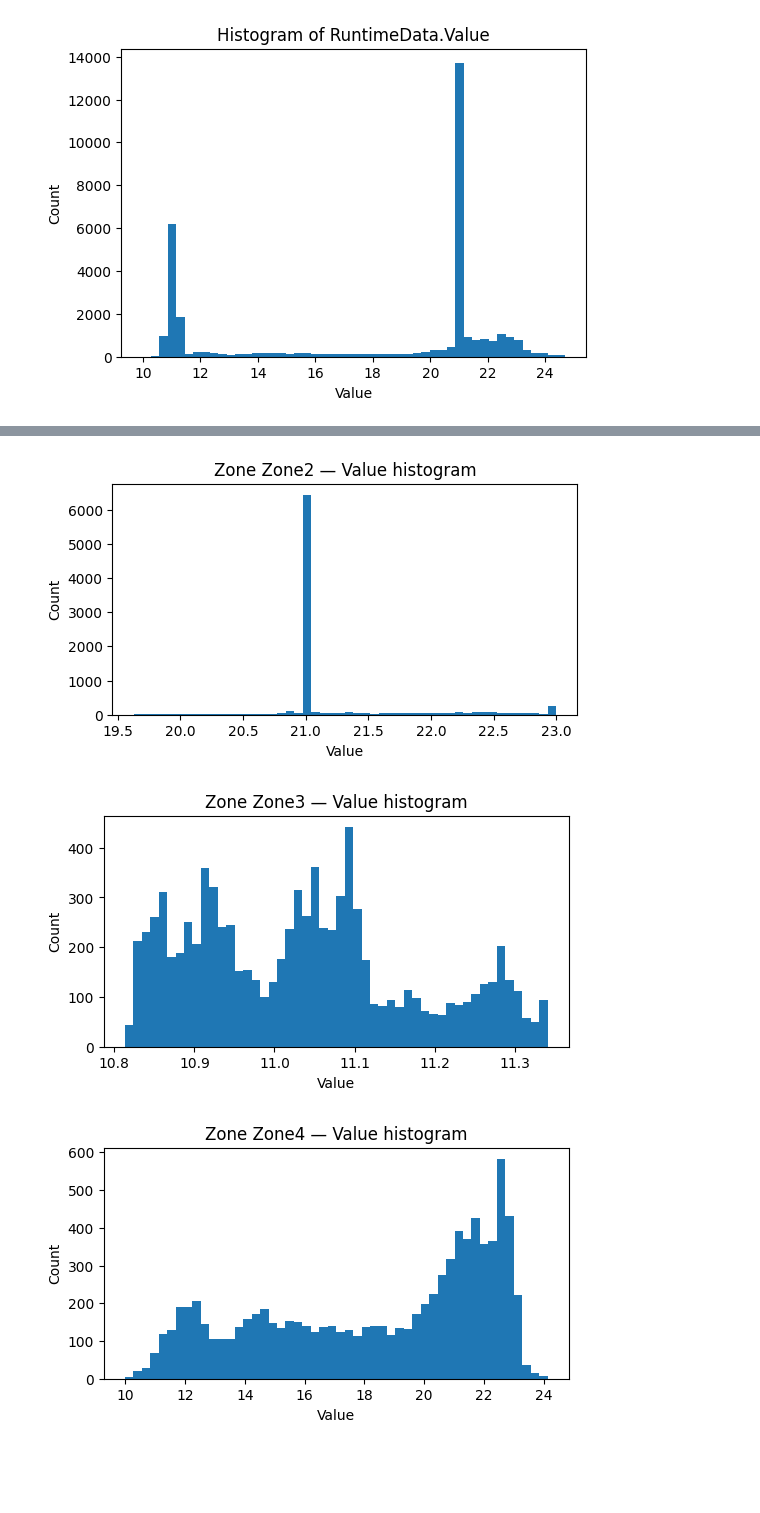
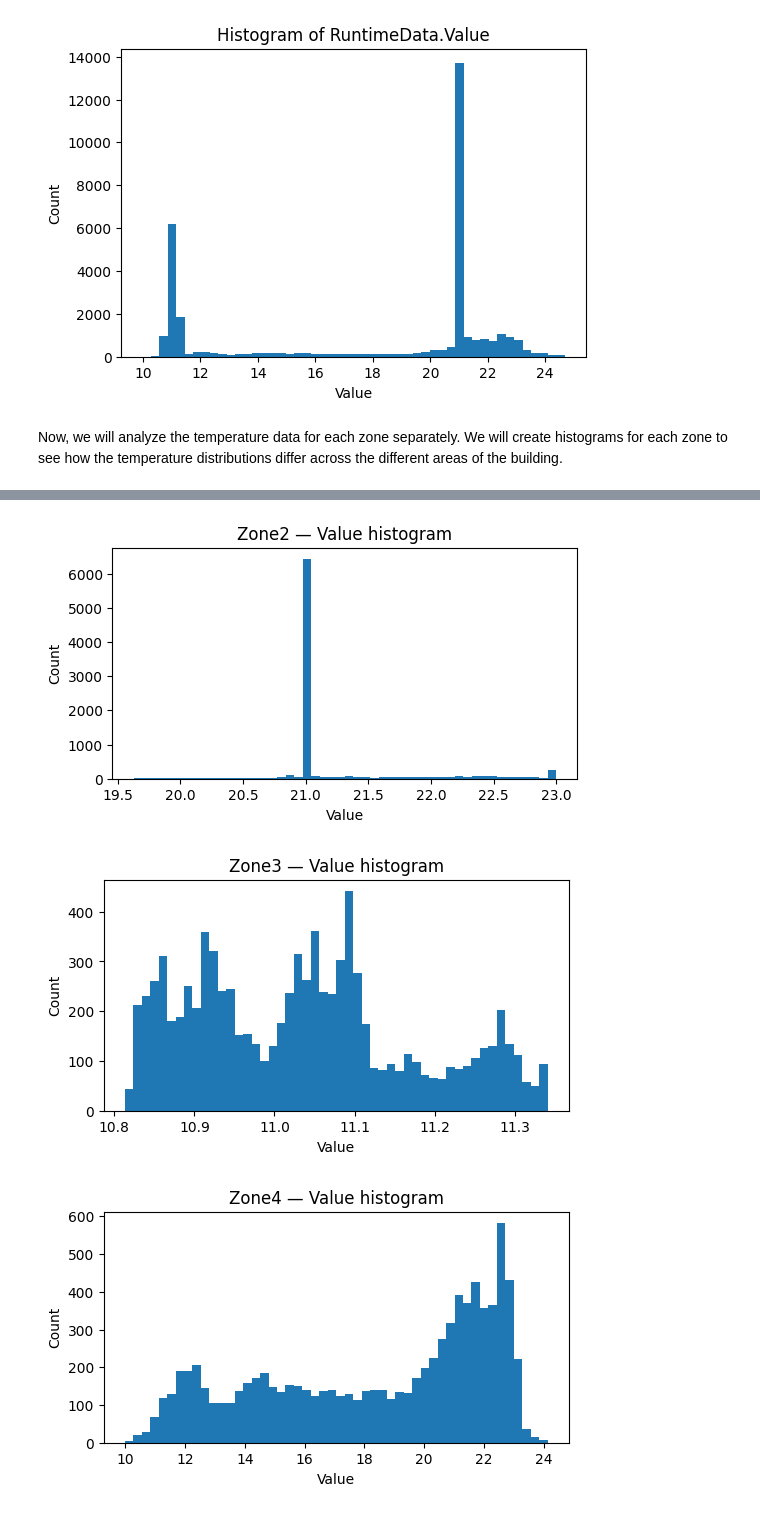
Before and after one commit to natalia342N/DigiTwins, a Jupyter notebook: Assignment4/analysis.ipynb, the cells around one changed output, grey strips where cells are left out. Drawn from its saved outputs; the diff is of its cells as text; code cells hidden in the pictures; blank space fills up the shorter version.

```diff
--- a/Assignment4/analysis.ipynb
+++ b/Assignment4/analysis.ipynb
@@ -62,6 +51,8 @@ plt.title("Histogram of RuntimeData.Value")
 plt.show()
 # %% [output]
 [figure]
+# %% [markdown]
+Now, we will analyze the temperature data for each zone separately. We will create histograms for each zone to see how the temperature distributions differ across the different areas of the building.
 # %%
 for z in df["Zone"].unique():
     v = pd.to_numeric(df.loc[df["Zone"] == z, "Value"], errors="coerce").dropna().to_numpy(dtype=float)
@@ -76,7 +67,7 @@ for z in df["Zone"].unique():
 
     plt.figure(figsize=(6,3))
     plt.bar(centers, counts, width=widths)
-    plt.title(f"Zone {z} — Value histogram")
+    plt.title(f"{z} — Value histogram")
     plt.xlabel("Value")
     plt.ylabel("Count")
     plt.show()
@@ -85,3 +76,3 @@ for z in df["Zone"].unique():
-[figure, old version]
+[figure, new version]
-[figure, old version]
+[figure, new version]
-[figure, old version]
+[figure, new version]
```
Also changed, not shown: parts of 50 cells of this notebook, 1 other file.
